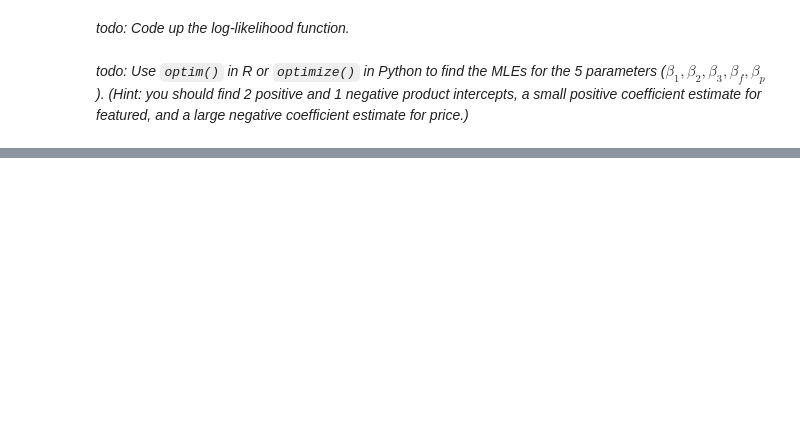
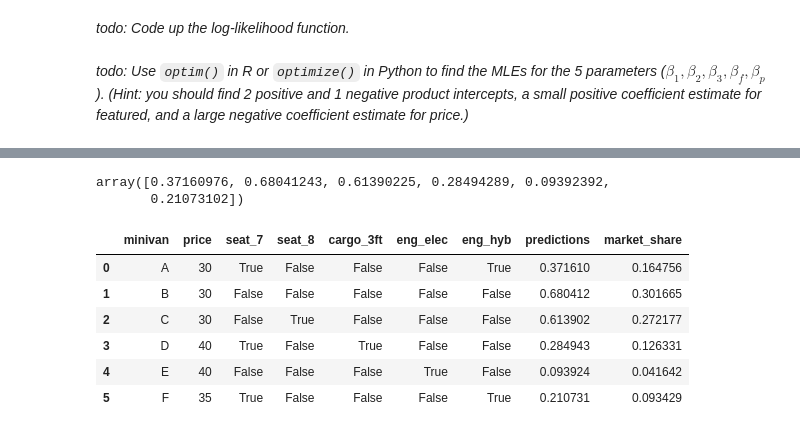
Before and after one commit to rsm-nshuckerow/Nick_Shuckerow, a Jupyter notebook: projects/HW3/HW3.ipynb, the cells around one changed output, grey strips where cells are left out. Saved outputs shown, nothing was run; the diff lists cells and outputs as text; code cells hidden in the pictures; blank space fills up the shorter version.

```diff
--- a/projects/HW3/HW3.ipynb
+++ b/projects/HW3/HW3.ipynb
@@ -177,0 +395,31 @@ _todo: Use `optim()` in R or `optimize()` in Python to find the MLEs for the 5 p
+# %%
+# rename cargo_3 to cargo_3ft
+
+minivans.rename(columns={'cargo_3': 'cargo_3ft'}, inplace=True)
+# %%
+x_minivan = minivans[['price', 'seat_7', 'seat_8', 'cargo_3ft', 'eng_hyb', 'eng_elec']]
+
+predictions = model.predict_proba(x_minivan)[:,1]
+
+predictions
+# %% [output]
+array([0.37160976, 0.68041243, 0.61390225, 0.28494289, 0.09392392,
+       0.21073102])
+# %%
+# add predictions to the minivans dataframe
+
+minivans['predictions'] = predictions
+# %%
+# calculate market share for each
+
+minivans['market_share'] = minivans['predictions']/minivans['predictions'].sum()
+# %%
+minivans
+# %% [output]
+|  | minivan | price | seat_7 | seat_8 | cargo_3ft | eng_elec | eng_hyb | predictions | market_share |
+| 0 | A | 30 | True | False | False | False | True | 0.371610 | 0.164756 |
+| 1 | B | 30 | False | False | False | False | False | 0.680412 | 0.301665 |
+| 2 | C | 30 | False | True | False | False | False | 0.613902 | 0.272177 |
+| 3 | D | 40 | True | False | True | False | False | 0.284943 | 0.126331 |
+| 4 | E | 40 | False | False | False | True | False | 0.093924 | 0.041642 |
+| 5 | F | 35 | True | False | False | False | True | 0.210731 | 0.093429 |
```
Also changed, not shown: parts of 34 cells of this notebook, 10 other files.
